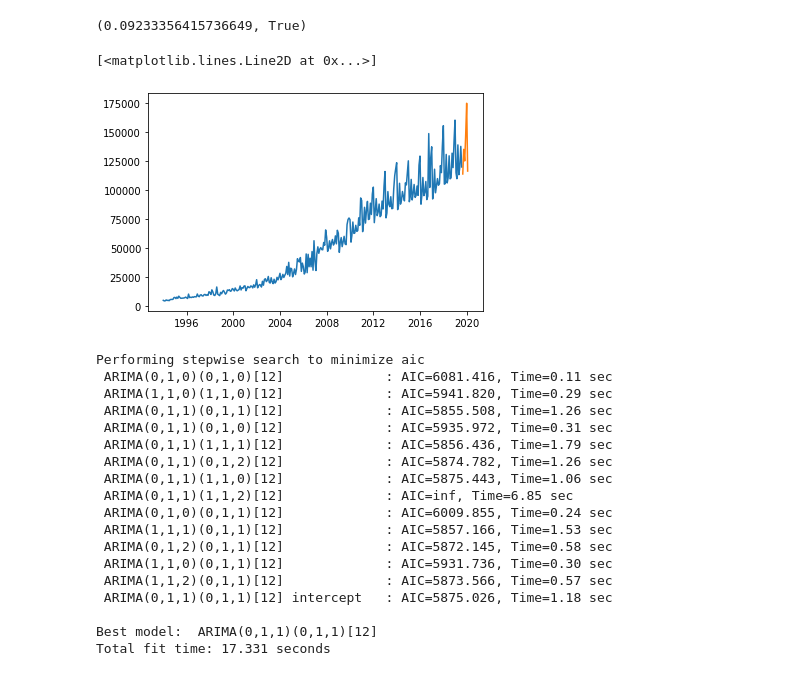
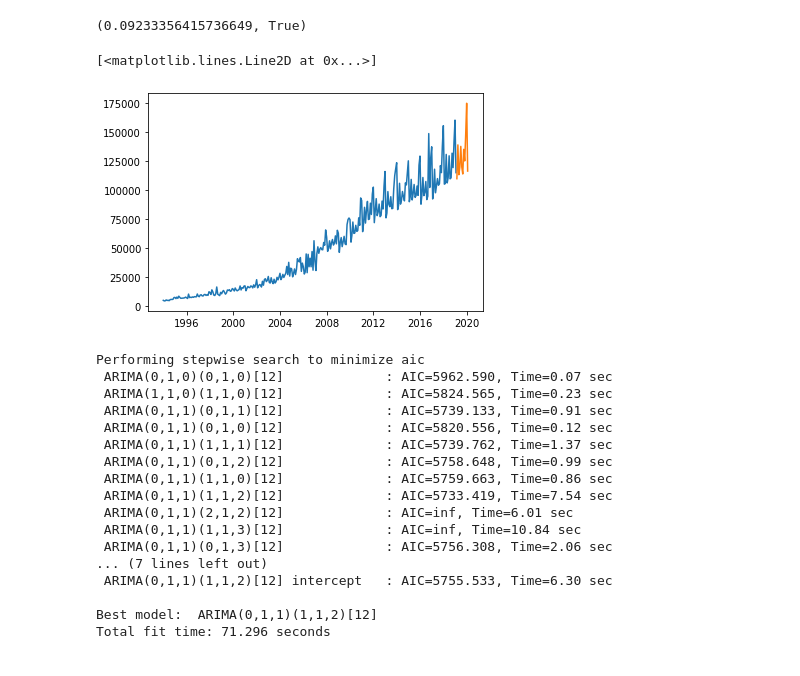
Before and after one commit to mmbs1989/DSWP-Aluno, a Jupyter notebook: PMdarima.ipynb, the cells around one changed output. Saved outputs shown, nothing was run; the diff lists cells and outputs as text; code cells hidden in the pictures.

```diff
--- a/PMdarima.ipynb
+++ b/PMdarima.ipynb
@@ -50,36 +49,35 @@ adf_test.should_diff(df)
 # %% [output]
 (0.09233356415736649, True)
 # %%
-train = df.iloc[:-6].copy()
-test =  df.iloc[-6:].copy()
+train = df.iloc[:-12].copy()
+test =  df.iloc[-12:].copy()
 plt.plot(train)
 plt.plot(test)
 # %% [output]
 [<matplotlib.lines.Line2D at 0x...>]
-[figure, old version]
+[figure, new version]
 # %%
 model = pm.auto_arima(train, start_p=0, d=1, start_q=0, max_p=5, max_q=5, max_d=5, start_P=0, D=1, start_Q=0, max_P=5,
                       max_Q=5, max_D=5, seasonal= True, m= 12, error_action = 'warn', trace = True, supress_warnings=True, stepwise=True,
                       random_state = 20, n_fits = 50)
 # %% [output]
 Performing stepwise search to minimize aic
- ARIMA(0,1,0)(0,1,0)[12]             : AIC=6081.416, Time=0.11 sec
- ARIMA(1,1,0)(1,1,0)[12]             : AIC=5941.820, Time=0.29 sec
- ARIMA(0,1,1)(0,1,1)[12]             : AIC=5855.508, Time=1.26 sec
- ARIMA(0,1,1)(0,1,0)[12]             : AIC=5935.972, Time=0.31 sec
- ARIMA(0,1,1)(1,1,1)[12]             : AIC=5856.436, Time=1.79 sec
- ARIMA(0,1,1)(0,1,2)[12]             : AIC=5874.782, Time=1.26 sec
- ARIMA(0,1,1)(1,1,0)[12]             : AIC=5875.443, Time=1.06 sec
- ARIMA(0,1,1)(1,1,2)[12]             : AIC=inf, Time=6.85 sec
- ARIMA(0,1,0)(0,1,1)[12]             : AIC=6009.855, Time=0.24 sec
- ARIMA(1,1,1)(0,1,1)[12]             : AIC=5857.166, Time=1.53 sec
- ARIMA(0,1,2)(0,1,1)[12]             : AIC=5872.145, Time=0.58 sec
- ARIMA(1,1,0)(0,1,1)[12]             : AIC=5931.736, Time=0.30 sec
- ARIMA(1,1,2)(0,1,1)[12]             : AIC=5873.566, Time=0.57 sec
- ARIMA(0,1,1)(0,1,1)[12] intercept   : AIC=5875.026, Time=1.18 sec
+ ARIMA(0,1,0)(0,1,0)[12]             : AIC=5962.590, Time=0.07 sec
+ ARIMA(1,1,0)(1,1,0)[12]             : AIC=5824.565, Time=0.23 sec
+ ARIMA(0,1,1)(0,1,1)[12]             : AIC=5739.133, Time=0.91 sec
+ ARIMA(0,1,1)(0,1,0)[12]             : AIC=5820.556, Time=0.12 sec
+ ARIMA(0,1,1)(1,1,1)[12]             : AIC=5739.762, Time=1.37 sec
+ ARIMA(0,1,1)(0,1,2)[12]             : AIC=5758.648, Time=0.99 sec
+ ARIMA(0,1,1)(1,1,0)[12]             : AIC=5759.663, Time=0.86 sec
+ ARIMA(0,1,1)(1,1,2)[12]             : AIC=5733.419, Time=7.54 sec
+ ARIMA(0,1,1)(2,1,2)[12]             : AIC=inf, Time=6.01 sec
+ ARIMA(0,1,1)(1,1,3)[12]             : AIC=inf, Time=10.84 sec
+ ARIMA(0,1,1)(0,1,3)[12]             : AIC=5756.308, Time=2.06 sec
+... (7 lines left out)
+ ARIMA(0,1,1)(1,1,2)[12] intercept   : AIC=5755.533, Time=6.30 sec
 
-Best model:  ARIMA(0,1,1)(0,1,1)[12]
-Total fit time: 17.331 seconds
+Best model:  ARIMA(0,1,1)(1,1,2)[12]
+Total fit time: 71.296 seconds
 # %%
 model.summary()
 # %% [output]
```
Also changed, not shown: parts of 9 cells of this notebook.
